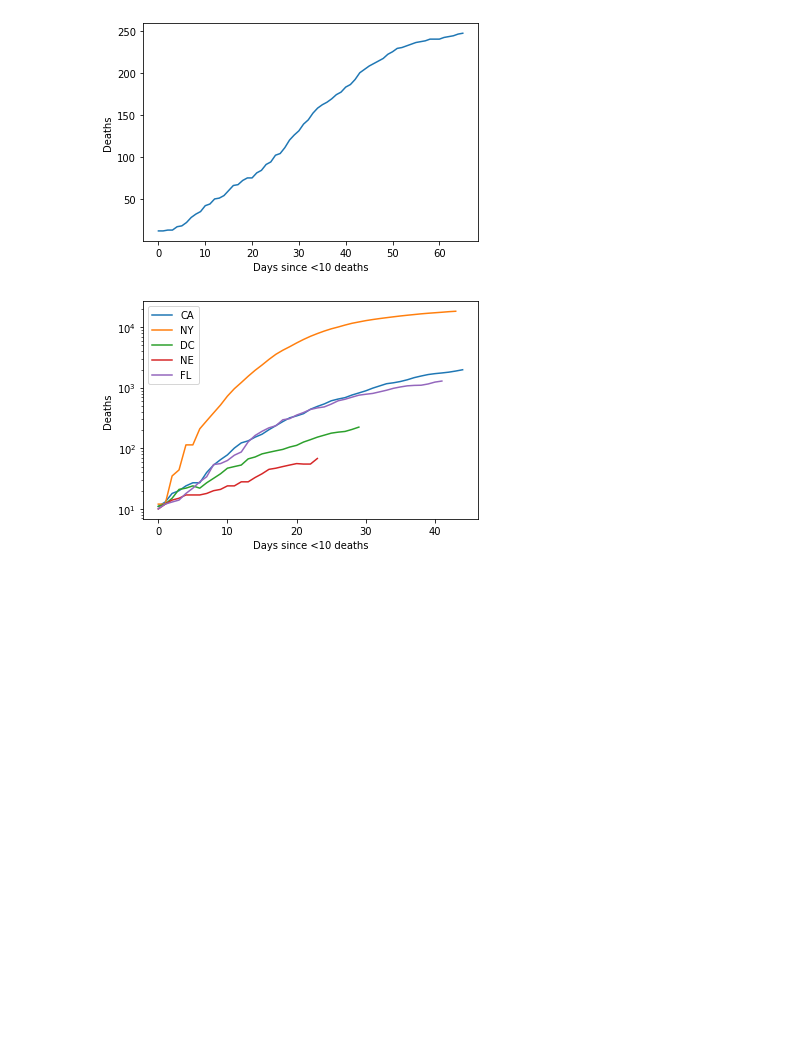
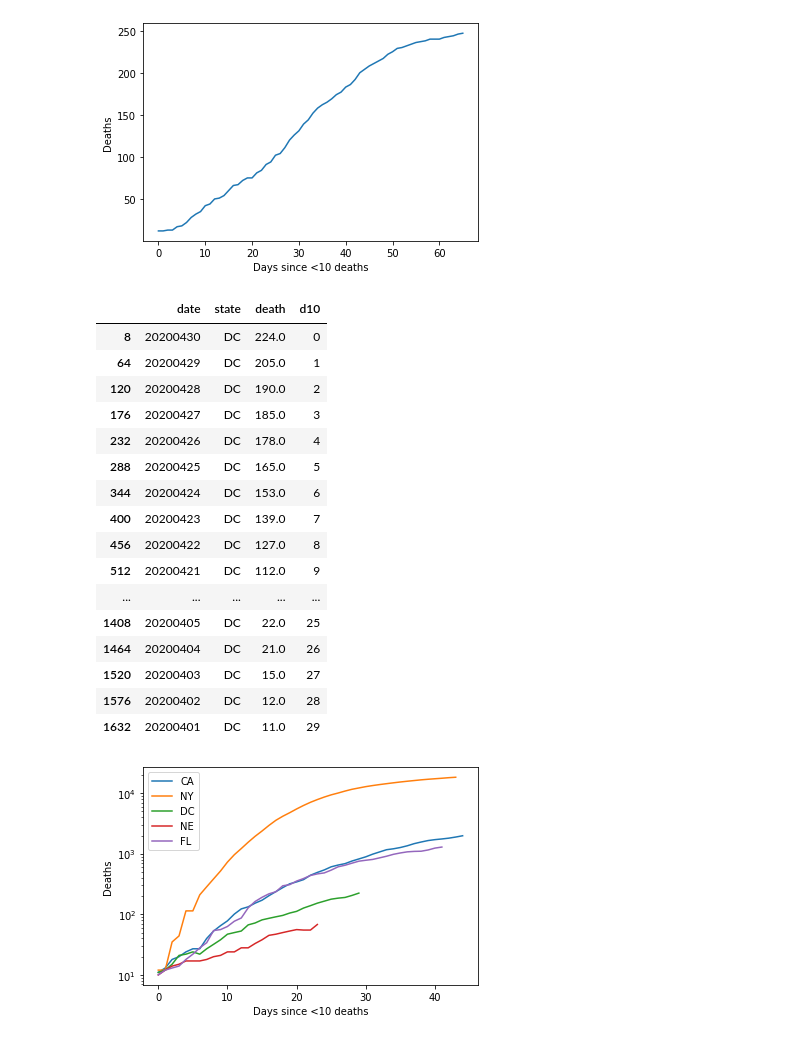
Before and after one commit to RileyWClarke/MLTSA_COVID19, a Jupyter notebook: covid19_dist.ipynb, the cells around one changed output. Cells and saved outputs as stored; diff of their text form; code cells hidden in the pictures; blank space fills up the shorter version.

```diff
--- a/covid19_dist.ipynb
+++ b/covid19_dist.ipynb
@@ -139,6 +139,26 @@ us_NY['d10'] = np.arange(0,len(us_NY),1)
 us_DC['d10'] = np.arange(0,len(us_DC),1)
 us_NE['d10'] = np.arange(0,len(us_NE),1)
 us_FL['d10'] = np.arange(0,len(us_FL),1)
+# %%
+us_DC
+# %% [output]
+|  | date | state | death | d10 |
+| 8 | 20200430 | DC | 224.0 | 0 |
+| 64 | 20200429 | DC | 205.0 | 1 |
+| 120 | 20200428 | DC | 190.0 | 2 |
+| 176 | 20200427 | DC | 185.0 | 3 |
+| 232 | 20200426 | DC | 178.0 | 4 |
+| 288 | 20200425 | DC | 165.0 | 5 |
+| 344 | 20200424 | DC | 153.0 | 6 |
+| 400 | 20200423 | DC | 139.0 | 7 |
+| 456 | 20200422 | DC | 127.0 | 8 |
+| 512 | 20200421 | DC | 112.0 | 9 |
+| ... | ... | ... | ... | ... |
+| 1408 | 20200405 | DC | 22.0 | 25 |
+| 1464 | 20200404 | DC | 21.0 | 26 |
+| 1520 | 20200403 | DC | 15.0 | 27 |
+| 1576 | 20200402 | DC | 12.0 | 28 |
+| 1632 | 20200401 | DC | 11.0 | 29 |
 # %%
 plt.plot(us_CA['d10'], us_CA['death'][::-1], label='CA')
 plt.plot(us_NY['d10'], us_NY['death'][::-1], label='NY')
```
Also changed, not shown: parts of 2 cells of this notebook.
